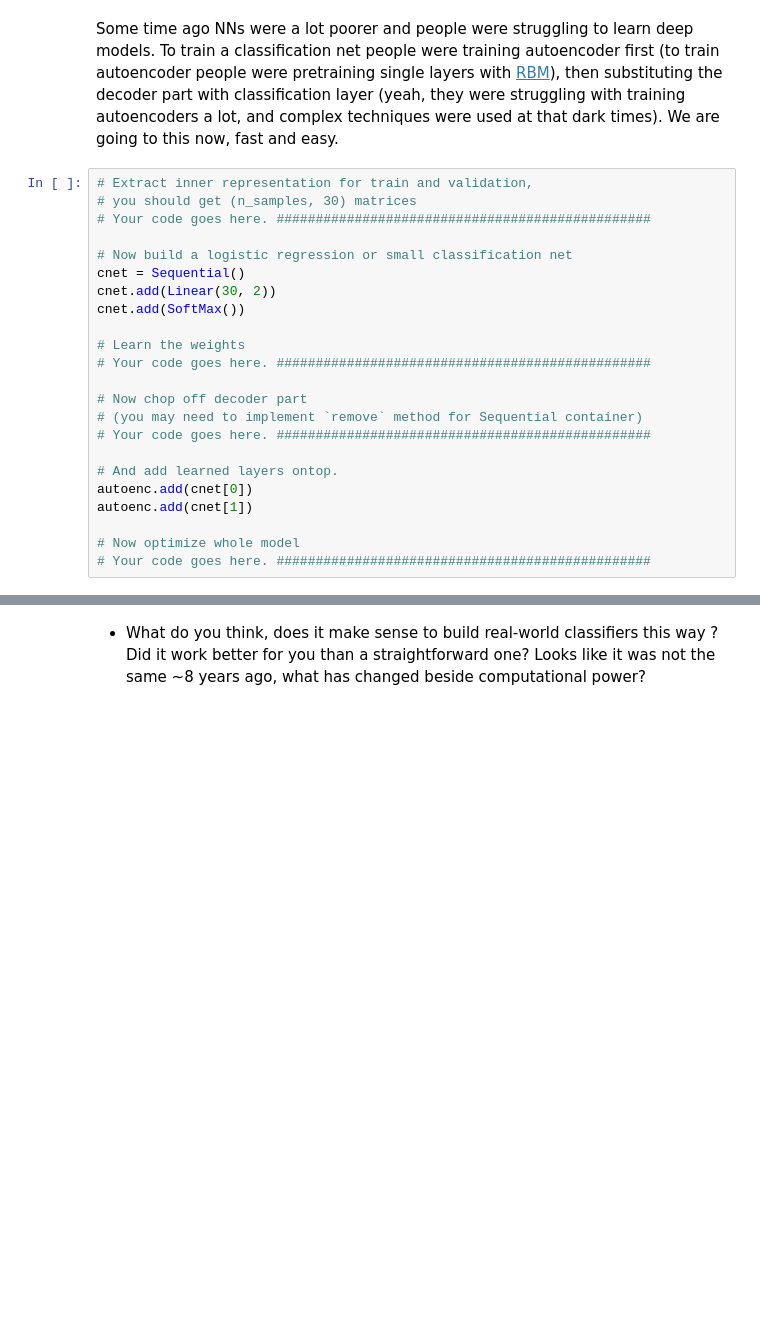
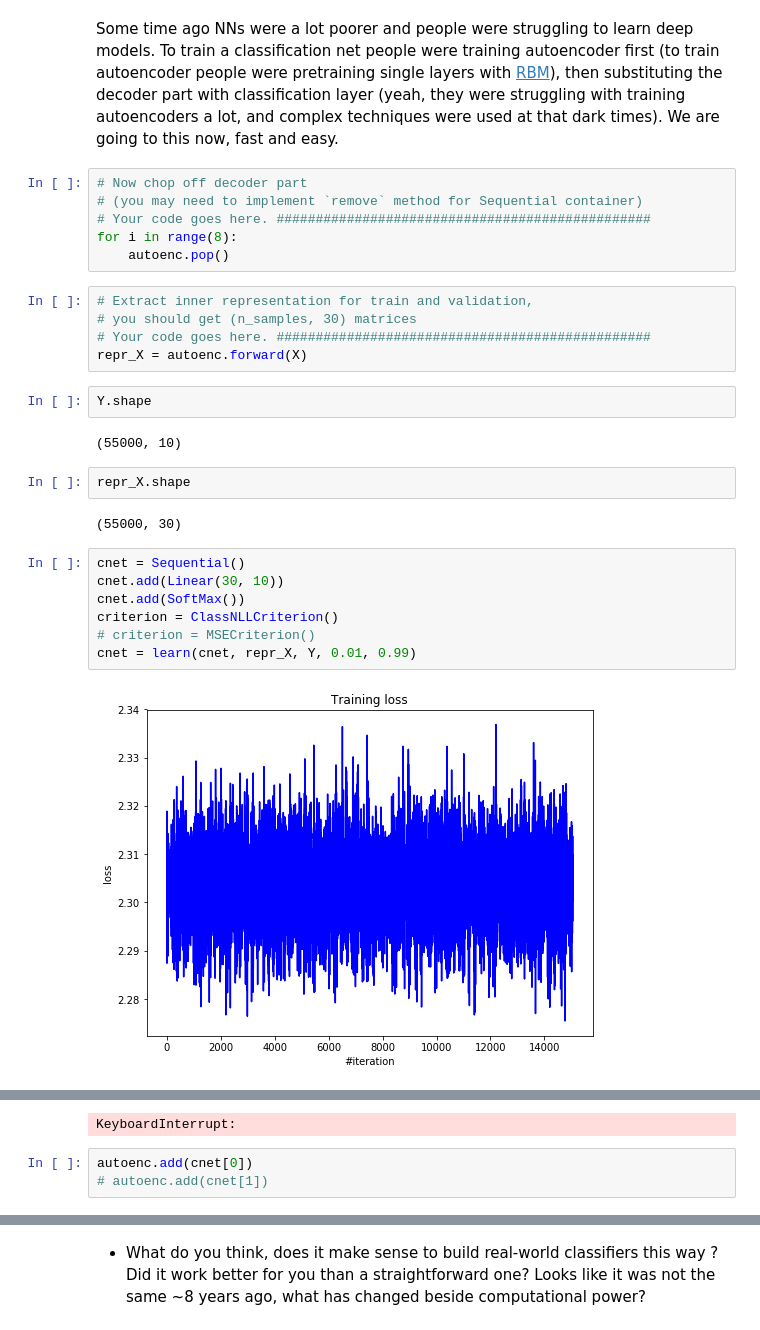
Before and after one commit to ValeriyaSinevich/ml_mipt_2017, a Jupyter notebook: hw5/hw1_main.ipynb, the cells around one changed output, grey strips where cells are left out. Drawn from its saved outputs; the diff is of its cells as text; blank space fills up the shorter version.

```diff
--- a/hw5/hw1_main.ipynb
+++ b/hw5/hw1_main.ipynb
@@ -321,25 +508,30 @@ Do not spend time on changing architecture, they are more or less the same.
 # %% [markdown]
 Some time ago NNs were a lot poorer and people were struggling to learn deep models. To train a classification net people were training autoencoder first (to train autoencoder people were pretraining single layers with [RBM](https://en.wikipedia.org/wiki/Restricted_Boltzmann_machine)), then substituting the decoder part with classification layer (yeah, they were struggling with training autoencoders a lot, and complex techniques were used at that dark times). We are going to this now, fast and easy.
-# %%
-# Extract inner representation for train and validation,
-# you should get (n_samples, 30) matrices
-# Your code goes here. ################################################
-
-# Now build a logistic regression or small classification net
-cnet = Sequential()
-cnet.add(Linear(30, 2))
-cnet.add(SoftMax())
-
-# Learn the weights
-# Your code goes here. ################################################
-
-# Now chop off decoder part
-# (you may need to implement `remove` method for Sequential container)
-# Your code goes here. ################################################
-
-# And add learned layers ontop.
-autoenc.add(cnet[0])
-autoenc.add(cnet[1])
-
-# Now optimize whole model
-# Your code goes here. ################################################
+# %%
+# Now chop off decoder part
+# (you may need to implement `remove` method for Sequential container)
+# Your code goes here. ################################################
+for i in range(8):
+    autoenc.pop()
+# %%
+# Extract inner representation for train and validation,
+# you should get (n_samples, 30) matrices
+# Your code goes here. ################################################
+repr_X = autoenc.forward(X)
+# %%
+Y.shape
+# %% [output]
+(55000, 10)
+# %%
+repr_X.shape
+# %% [output]
+(55000, 30)
+# %%
+cnet = Sequential()
+cnet.add(Linear(30, 10))
+cnet.add(SoftMax())
+criterion = ClassNLLCriterion()
+# criterion = MSECriterion()
+cnet = learn(cnet, repr_X, Y, 0.01, 0.99)
+# %% [output]
+[figure, added]
@@ -345,0 +539,4 @@ autoenc.add(cnet[1])
+KeyboardInterrupt:
+# %%
+autoenc.add(cnet[0])
+# autoenc.add(cnet[1])
```
Also changed, not shown: parts of 28 cells of this notebook.
